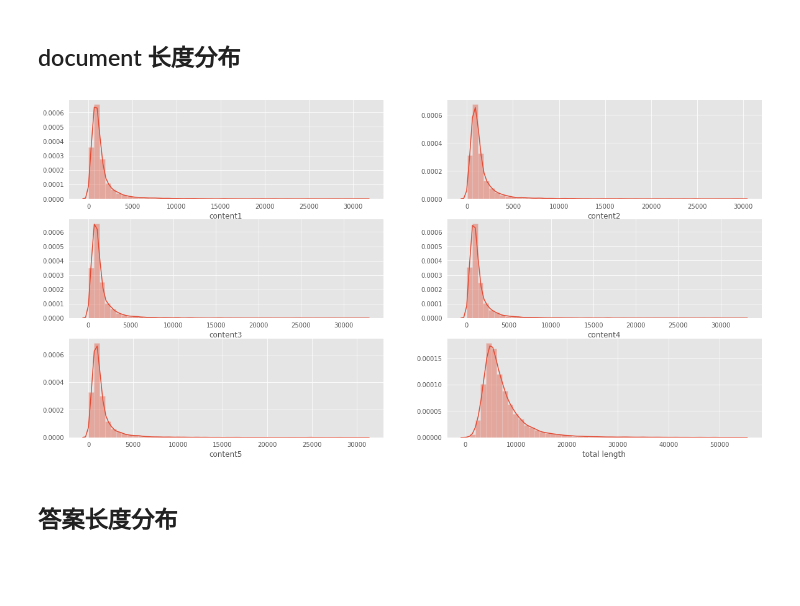
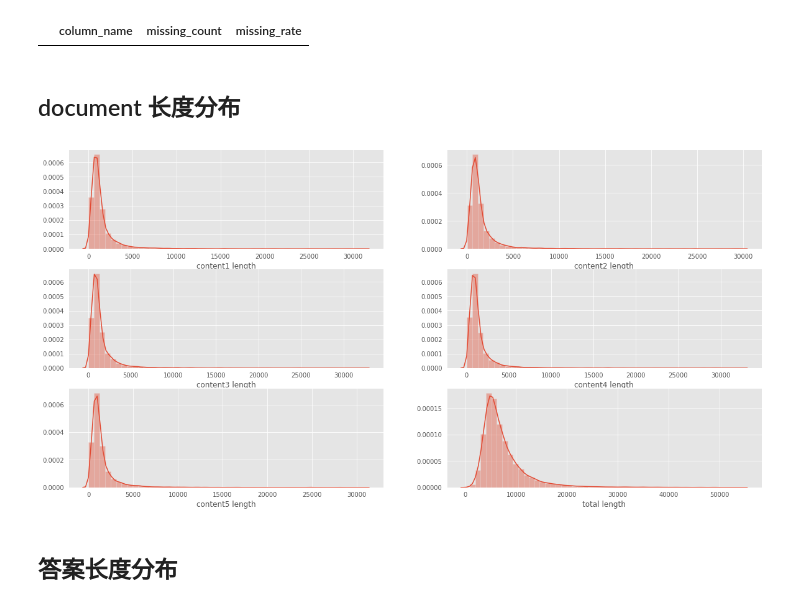
Before and after one commit to SunnyMarkLiu/les-military-mrc-rank7, a Jupyter notebook: notebooks/0. Exploratory Data Analysis.ipynb, the cells around one changed output. Cells and saved outputs as stored; diff of their text form; code cells hidden in the pictures; blank space fills up the shorter version.

```diff
--- a/notebooks/0. Exploratory Data Analysis.ipynb
+++ b/notebooks/0. Exploratory Data Analysis.ipynb
@@ -23,6 +31,6 @@ original  README.md
 # %%
-train_df = pd.read_csv('../input/original/train_round_0.csv')
-test_df = pd.read_csv('../input/original/test_data_r0.csv')
+train_df = pd.read_csv('../input/original/train_round_0.csv', sep=',')
+test_df = pd.read_csv('../input/original/test_data_r0.csv', sep=',')
 # %%
 print(train_df.shape, test_df.shape)
 train_df.head(1)
@@ -33,35 +47,39 @@ train_df.head(1)
+# %%
+contains_null(train_df)
+# %% [output]
+|  | column_name | missing_count | missing_rate |
 # %%
-train_content1_len = train_df['content1'].str.len()
-train_content2_len = train_df['content2'].str.len()
-train_content3_len = train_df['content3'].str.len()
-train_content4_len = train_df['content4'].str.len()
-train_content5_len = train_df['content5'].str.len()
+train_df['content1_len'] = train_df['content1'].str.len()
+train_df['content2_len'] = train_df['content2'].str.len()
+train_df['content3_len'] = train_df['content3'].str.len()
+train_df['content4_len'] = train_df['content4'].str.len()
+train_df['content5_len'] = train_df['content5'].str.len()
 
-test_content1_len = test_df['content1'].str.len()
-test_content2_len = test_df['content2'].str.len()
-test_content3_len = test_df['content3'].str.len()
-test_content4_len = test_df['content4'].str.len()
-test_content5_len = test_df['content5'].str.len()
+test_df['content1_len'] = test_df['content1'].str.len()
+test_df['content1_len'] = test_df['content2'].str.len()
+test_df['content1_len'] = test_df['content3'].str.len()
+test_df['content1_len'] = test_df['content4'].str.len()
+test_df['content1_len'] = test_df['content5'].str.len()
 # %% [markdown]
 ## document 长度分布
 # %%
 plt.figure(figsize=(20,10))
 plt.subplot(321)
-sns.distplot(train_content1_len)
+sns.distplot(train_df['content1_len'], axlabel='content1 length')
 plt.subplot(322)
-sns.distplot(train_content2_len)
+sns.distplot(train_df['content2_len'], axlabel='content2 length')
 plt.subplot(323)
-sns.distplot(train_content3_len)
+sns.distplot(train_df['content3_len'], axlabel='content3 length')
 plt.subplot(324)
-sns.distplot(train_content4_len)
+sns.distplot(train_df['content4_len'], axlabel='content4 length')
 plt.subplot(325)
-sns.distplot(train_content5_len)
+sns.distplot(train_df['content5_len'], axlabel='content5 length')
 plt.subplot(326)
-sns.distplot(train_content1_len + train_content2_len + train_content3_len +
-             train_content4_len + train_content5_len, axlabel='total length')
+sns.distplot(train_df['content1_len'] + train_df['content2_len'] + train_df['content3_len'] +
+             train_df['content4_len'] + train_df['content5_len'], axlabel='total length')
 plt.show()
 # %% [output]
-[figure, old version]
+[figure, new version]
 # %% [markdown]
 ## 答案长度分布
 # %%
```
Also changed, not shown: parts of 25 cells of this notebook, 6 other files.
